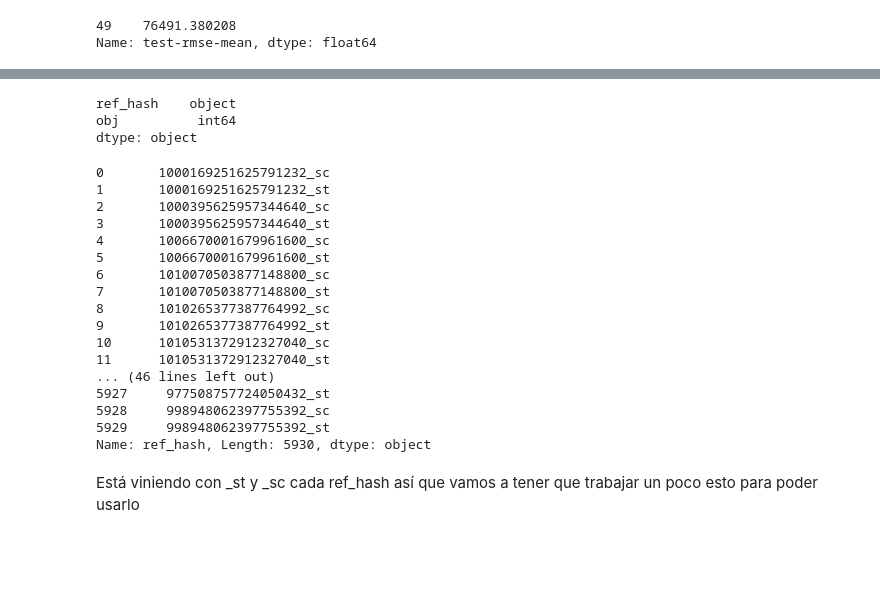
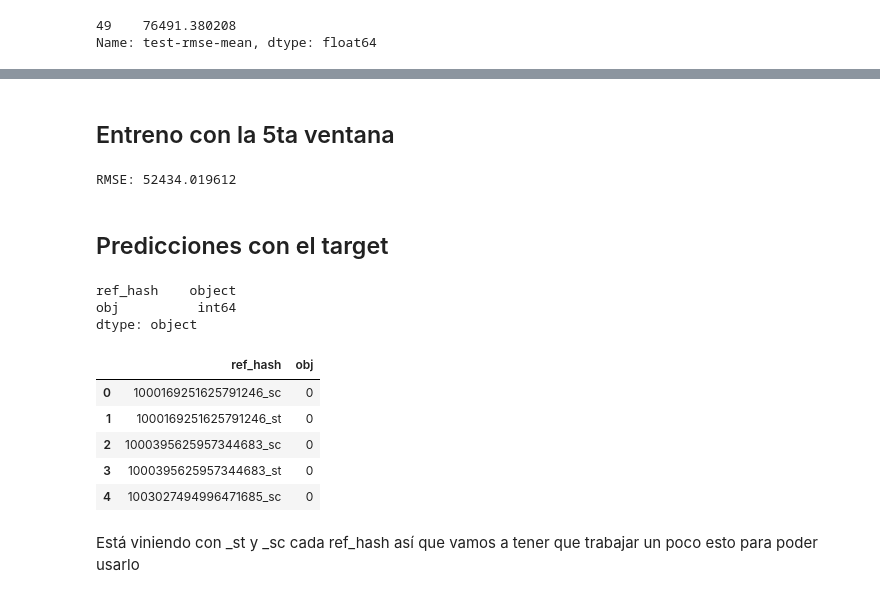
Before and after one commit to shizus/7506-1c2019, a Jupyter notebook: tp2/scripts/installsListoPaTraining.ipynb, the cells around one changed output, grey strips where cells are left out. Drawn from its saved outputs; the diff is of its cells as text; code cells hidden in the pictures; blank space fills up the shorter version.

```diff
--- a/tp2/scripts/installsListoPaTraining.ipynb
+++ b/tp2/scripts/installsListoPaTraining.ipynb
@@ -238 +291,17 @@ Name: test-rmse-mean, dtype: float64
+# %% [markdown]
+## Entreno con la 5ta ventana
+# %%
+X, y = installs5.iloc[:,:-1], installs5.iloc[:,-1]
+data_dmatrix = xgb.DMatrix(data=X,label=y)
+xg_reg = xgb.XGBRegressor(objective ='reg:squarederror',
+                colsample_bytree = 0.1, learning_rate = 0.1,
+                max_depth = 5, alpha = 10, n_estimators = 10)
+xg_reg.fit(X, y)
+preds = xg_reg.predict(installsCheck5.iloc[:,:-1])
+rmse = np.sqrt(mean_squared_error(installsCheck5.iloc[:,-1], preds))
+print("RMSE: %f" % (rmse))
+# %% [output]
+RMSE: 52434.019612
+# %% [markdown]
+## Predicciones con el target
 # %%
@@ -244,25 +313,14 @@ ref_hash    object
 obj          int64
 dtype: object
 # %%
-target['ref_hash']
+target.head()
 # %% [output]
-0       1000169251625791232_sc
-1       1000169251625791232_st
-2       1000395625957344640_sc
-3       1000395625957344640_st
-4       1006670001679961600_sc
-5       1006670001679961600_st
-6       1010070503877148800_sc
-7       1010070503877148800_st
-8       1010265377387764992_sc
-9       1010265377387764992_st
-10      1010531372912327040_sc
-11      1010531372912327040_st
-... (46 lines left out)
-5927     977508757724050432_st
-5928     998948062397755392_sc
-5929     998948062397755392_st
-Name: ref_hash, Length: 5930, dtype: object
+|  | ref_hash | obj |
+| 0 | 1000169251625791246_sc | 0 |
+| 1 | 1000169251625791246_st | 0 |
+| 2 | 1000395625957344683_sc | 0 |
+| 3 | 1000395625957344683_st | 0 |
+| 4 | 1003027494996471685_sc | 0 |
 # %% [markdown]
 Está viniendo con \_st y \_sc cada ref_hash así que vamos a tener que trabajar un poco esto para poder usarlo
 # %%
```
Also changed, not shown: parts of 29 cells of this notebook.
